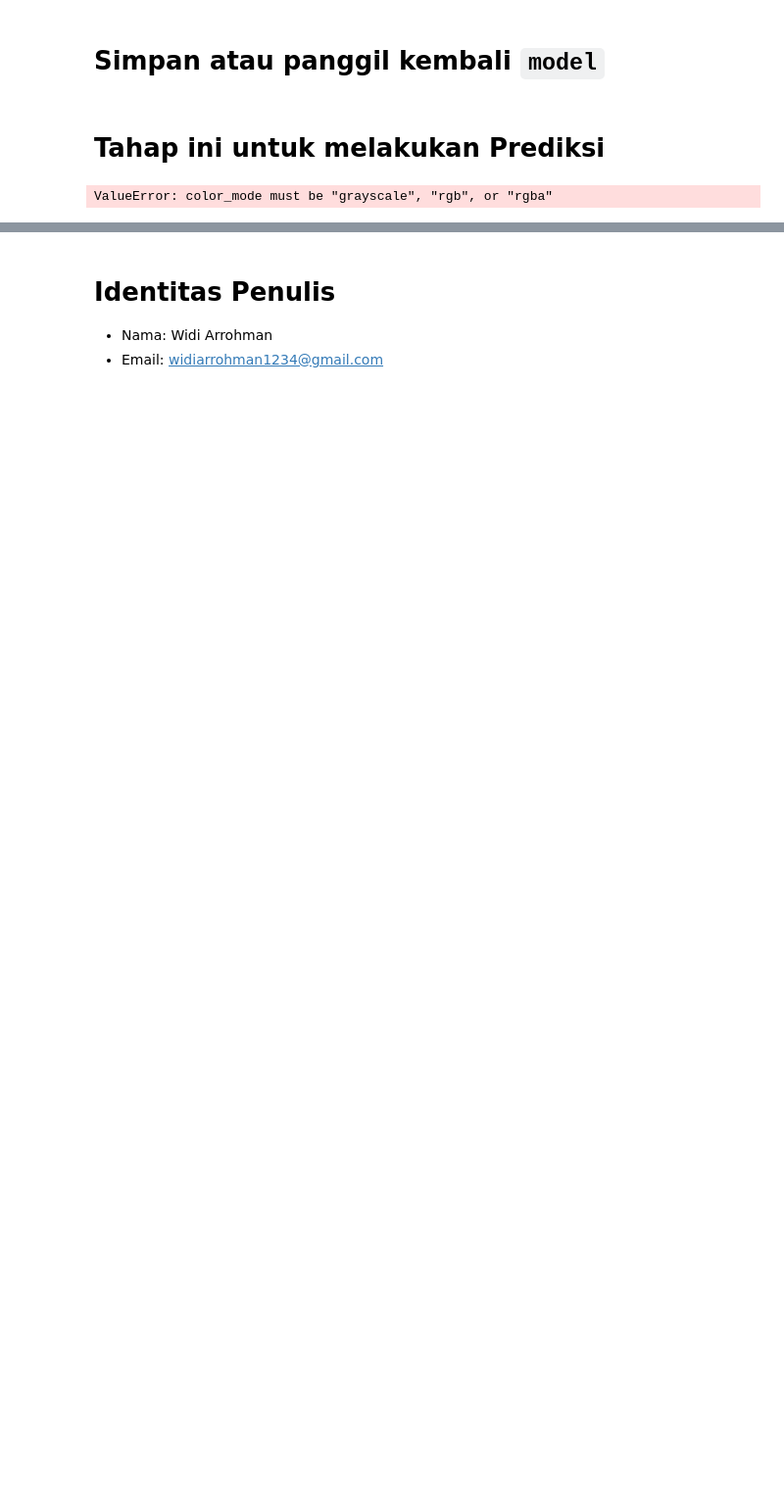
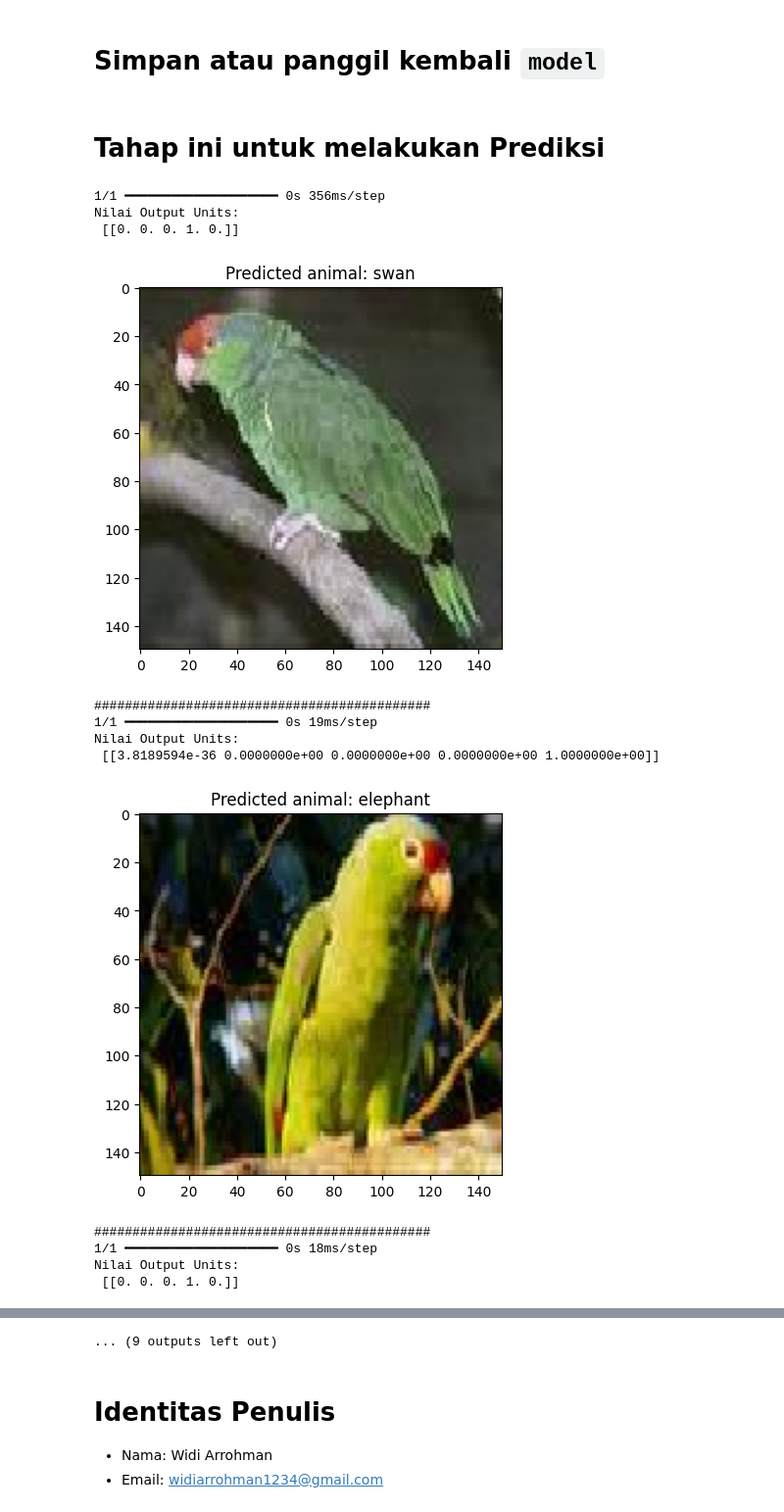
Before and after one commit to widiarrohman1234/widiarrohman1234.github.io, a Jupyter notebook: Artificial_Intelligence/program_application/UAS_AI_S2_Prof_Ali_Barakbah_Class_Animal/UAS_AI_S2_Prof_Ali_Barakbah_Class_Animal(program bapak).ipynb, the cells around one changed output, grey strips where cells are left out. Shown at 98% size. Drawn from its saved outputs; the diff is of its cells as text; code cells hidden in the pictures; blank space fills up the shorter version.

```diff
--- a/Artificial_Intelligence/program_application/UAS_AI_S2_Prof_Ali_Barakbah_Class_Animal/UAS_AI_S2_Prof_Ali_Barakbah_Class_Animal(program bapak).ipynb
+++ b/Artificial_Intelligence/program_application/UAS_AI_S2_Prof_Ali_Barakbah_Class_Animal/UAS_AI_S2_Prof_Ali_Barakbah_Class_Animal(program bapak).ipynb
@@ -229,19 +232,31 @@ plt.legend()
 # %%
 from keras.preprocessing.image import load_img,img_to_array
 # buatan sendiri
 for filename in os.listdir(test_dir):
     # Make sure the file is an image (check for .jpg, .jpeg, .png, etc.)
     if filename.lower().endswith(('.jpg', '.jpeg', '.png')):
-        img = load_img(f"{test_dir}//{filename}", False, target_size=(150,150))
+        img = load_img(f"{test_dir}//{filename}", color_mode="rgb",target_size=(150,150))
         x = img_to_array(img)
         x = np.expand_dims(x, axis=0)
         preds = model.predict(x)
         print("Nilai Output Units:\n", preds)
         index_preds = np.argmax(preds)
-        img_print = image.load_img(f"{test_dir}//{filename}", target_size=(150, 150))
+        img_print = image.load_img(f"{test_dir}//{filename}", color_mode="rgb",target_size=(150, 150))
         plt.imshow(img_print)
         plt.title(f'Predicted animal: {folders[index_preds]}')
         plt.show()
         print("############################################")
 # %% [output]
-ValueError: color_mode must be "grayscale", "rgb", or "rgba"
+1/1 ━━━━━━━━━━━━━━━━━━━━ 0s 356ms/step
+Nilai Output Units:
+ [[0. 0. 0. 1. 0.]]
+[figure, added]
+############################################
+1/1 ━━━━━━━━━━━━━━━━━━━━ 0s 19ms/step
+Nilai Output Units:
+ [[3.8189594e-36 0.0000000e+00 0.0000000e+00 0.0000000e+00 1.0000000e+00]]
+[figure, added]
+############################################
+1/1 ━━━━━━━━━━━━━━━━━━━━ 0s 18ms/step
+Nilai Output Units:
+ [[0. 0. 0. 1. 0.]]
@@ -248,3 +279,4 @@ ValueError: color_mode must be "grayscale", "rgb", or "rgba"
+... (9 outputs left out)
 # %% [markdown]
 # Identitas Penulis
 - Nama: Widi Arrohman
```
Also changed, not shown: parts of 8 cells of this notebook.
